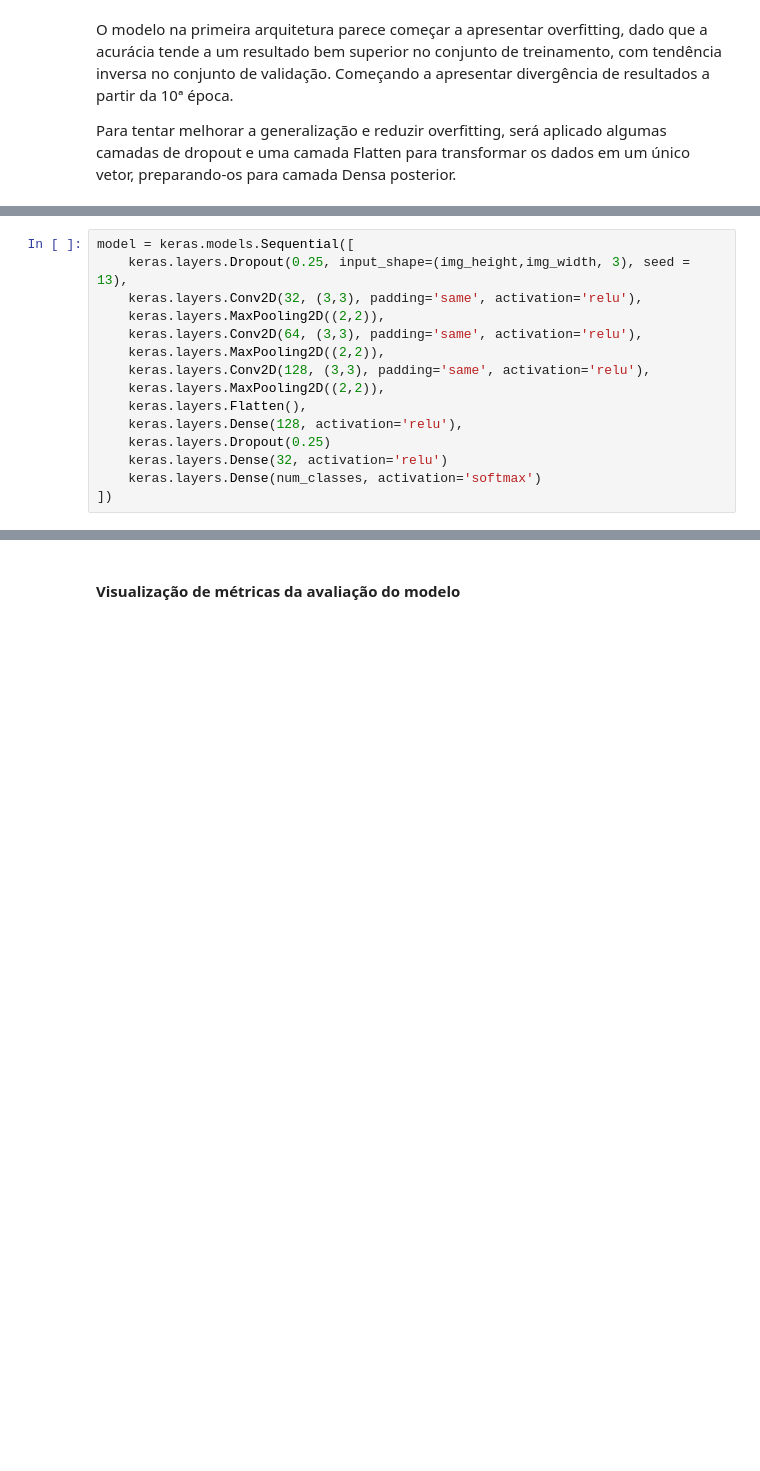
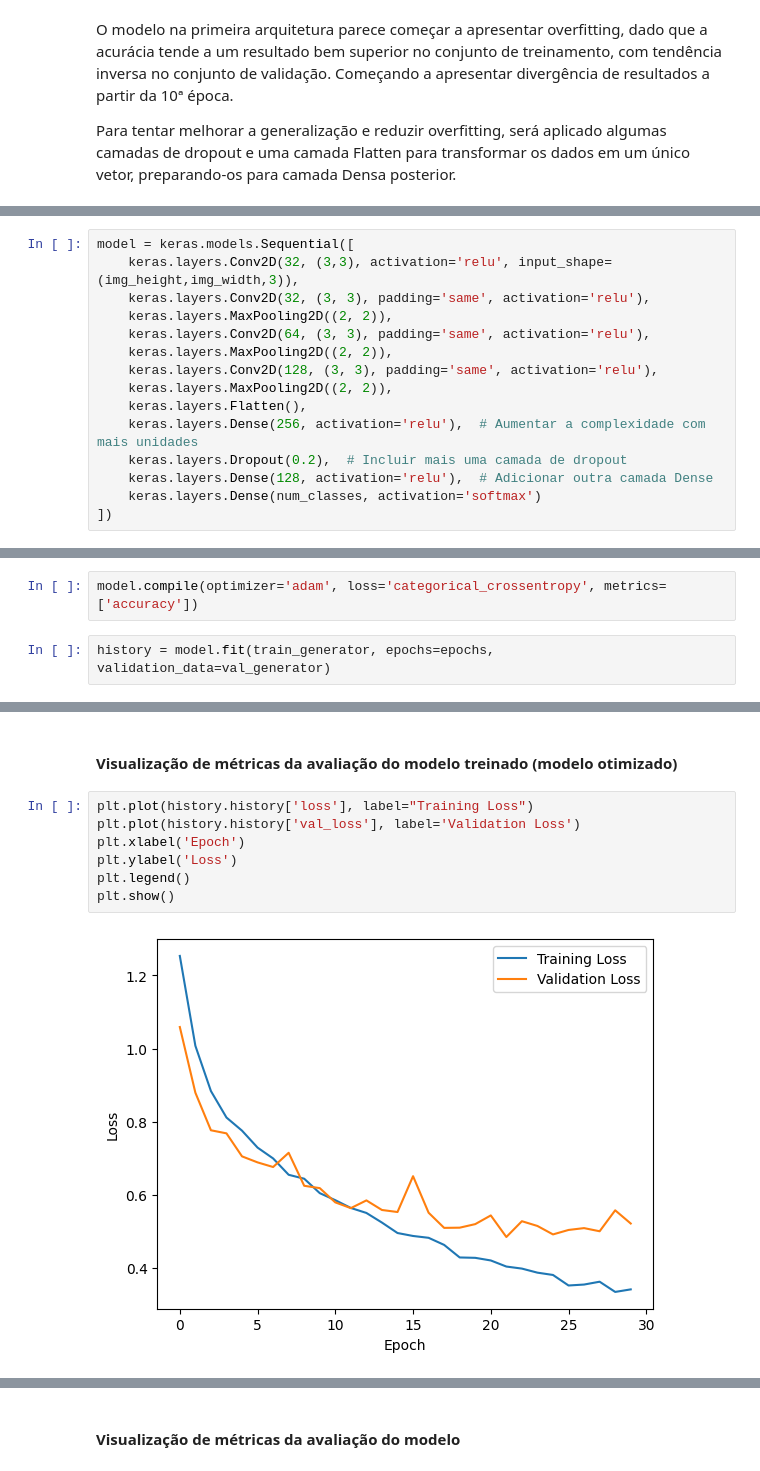
Before and after one commit to Ana-PPS/cd-e-analytcs, a Jupyter notebook: MVP_b_SprintII_AnaPaulaSalgado_entrega.ipynb, the cells around one changed output, grey strips where cells are left out. Drawn from its saved outputs; the diff is of its cells as text; blank space fills up the shorter version.

```diff
--- a/MVP_b_SprintII_AnaPaulaSalgado_entrega.ipynb
+++ b/MVP_b_SprintII_AnaPaulaSalgado_entrega.ipynb
@@ -286,15 +328,15 @@ Para tentar melhorar a generalização e reduzir overfitting, será aplicado alg
 # %%
 model = keras.models.Sequential([
-    keras.layers.Dropout(0.25, input_shape=(img_height,img_width, 3), seed = 13),
-    keras.layers.Conv2D(32, (3,3), padding='same', activation='relu'),
-    keras.layers.MaxPooling2D((2,2)),
-    keras.layers.Conv2D(64, (3,3), padding='same', activation='relu'),
-    keras.layers.MaxPooling2D((2,2)),
-    keras.layers.Conv2D(128, (3,3), padding='same', activation='relu'),
-    keras.layers.MaxPooling2D((2,2)),
+    keras.layers.Conv2D(32, (3,3), activation='relu', input_shape=(img_height,img_width,3)),
+    keras.layers.Conv2D(32, (3, 3), padding='same', activation='relu'),
+    keras.layers.MaxPooling2D((2, 2)),
+    keras.layers.Conv2D(64, (3, 3), padding='same', activation='relu'),
+    keras.layers.MaxPooling2D((2, 2)),
+    keras.layers.Conv2D(128, (3, 3), padding='same', activation='relu'),
+    keras.layers.MaxPooling2D((2, 2)),
     keras.layers.Flatten(),
-    keras.layers.Dense(128, activation='relu'),
-    keras.layers.Dropout(0.25)
-    keras.layers.Dense(32, activation='relu')
+    keras.layers.Dense(256, activation='relu'),  # Aumentar a complexidade com mais unidades
+    keras.layers.Dropout(0.2),  # Incluir mais uma camada de dropout
+    keras.layers.Dense(128, activation='relu'),  # Adicionar outra camada Dense
     keras.layers.Dense(num_classes, activation='softmax')
 ])
@@ -324,0 +366,4 @@ para uso posterior, não exigido no check list
+# %%
+model.compile(optimizer='adam', loss='categorical_crossentropy', metrics=['accuracy'])
+# %%
+history = model.fit(train_generator, epochs=epochs, validation_data=val_generator)
@@ -324,0 +388,11 @@ para uso posterior, não exigido no check list
+# %% [markdown]
+#### Visualização de métricas da avaliação do modelo treinado (modelo otimizado)
+# %%
+plt.plot(history.history['loss'], label="Training Loss")
+plt.plot(history.history['val_loss'], label='Validation Loss')
+plt.xlabel('Epoch')
+plt.ylabel('Loss')
+plt.legend()
+plt.show()
+# %% [output]
+[figure, added]
```
Also changed, not shown: parts of 32 cells of this notebook.
